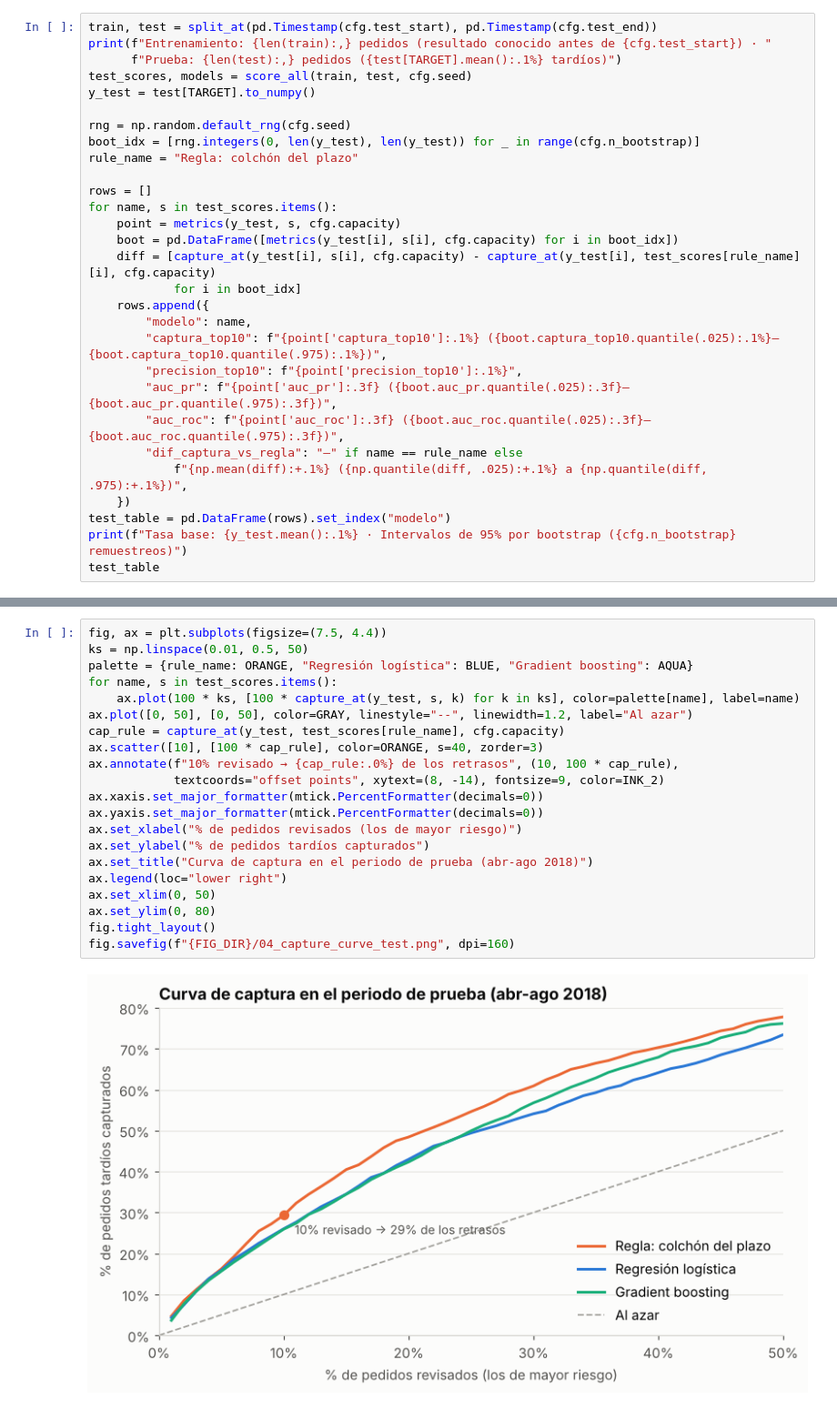
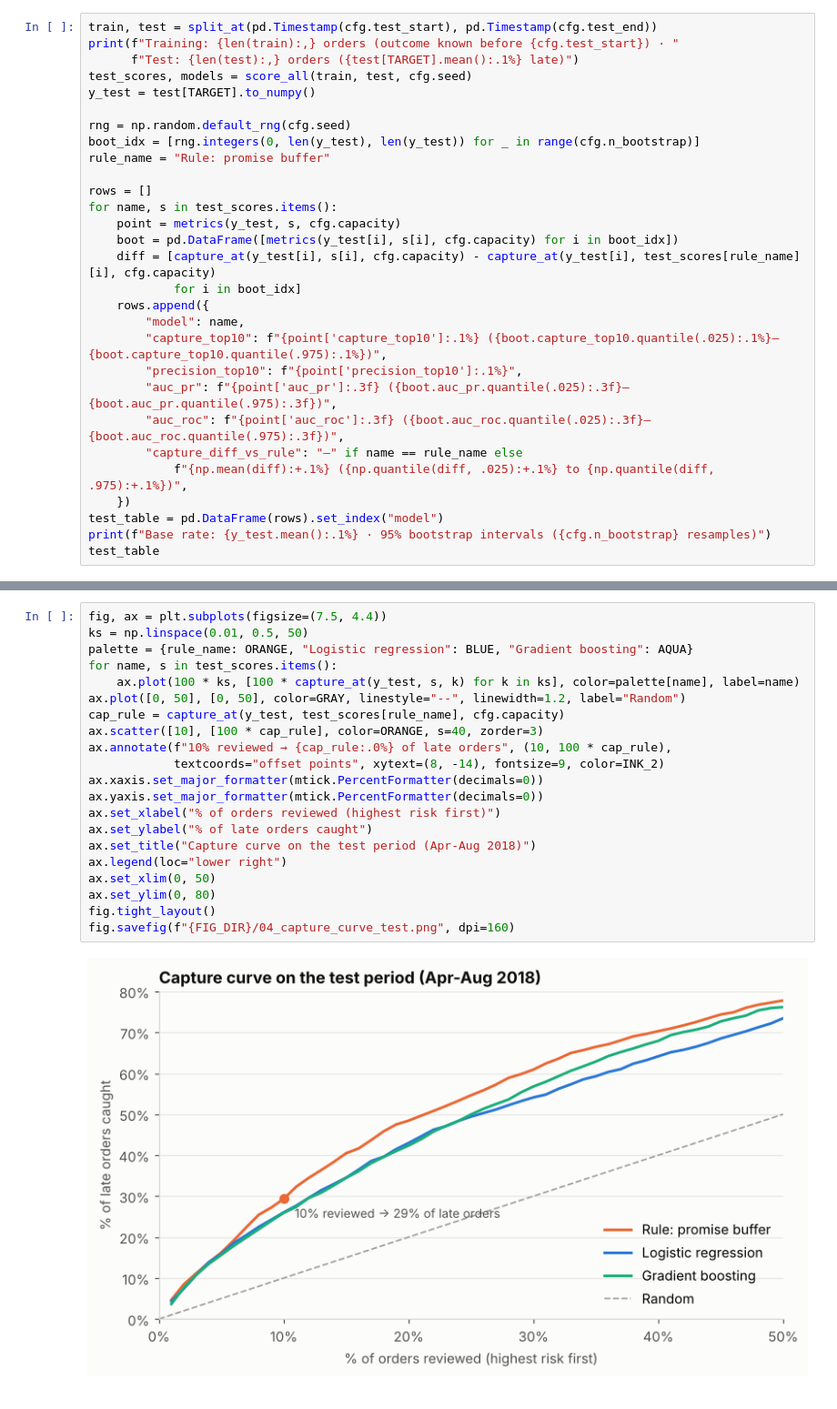
Before and after one commit to cdtorrespi/olist-late-delivery-prediction, a Jupyter notebook: notebooks/03_model.ipynb, the cells around one changed output, grey strips where cells are left out. Shown at 91% size. Drawn from its saved outputs; the diff is of its cells as text.

```diff
--- a/notebooks/03_model.ipynb
+++ b/notebooks/03_model.ipynb
@@ -189,13 +189,13 @@ Siguiendo el protocolo, la regla es la opción seleccionada. Aun así, los tres
 # %%
 train, test = split_at(pd.Timestamp(cfg.test_start), pd.Timestamp(cfg.test_end))
-print(f"Entrenamiento: {len(train):,} pedidos (resultado conocido antes de {cfg.test_start}) · "
-      f"Prueba: {len(test):,} pedidos ({test[TARGET].mean():.1%} tardíos)")
+print(f"Training: {len(train):,} orders (outcome known before {cfg.test_start}) · "
+      f"Test: {len(test):,} orders ({test[TARGET].mean():.1%} late)")
 test_scores, models = score_all(train, test, cfg.seed)
 y_test = test[TARGET].to_numpy()
 
 rng = np.random.default_rng(cfg.seed)
 boot_idx = [rng.integers(0, len(y_test), len(y_test)) for _ in range(cfg.n_bootstrap)]
-rule_name = "Regla: colchón del plazo"
+rule_name = "Rule: promise buffer"
 
 rows = []
 for name, s in test_scores.items():
@@ -204,15 +204,15 @@ for name, s in test_scores.items():
     diff = [capture_at(y_test[i], s[i], cfg.capacity) - capture_at(y_test[i], test_scores[rule_name][i], cfg.capacity)
             for i in boot_idx]
     rows.append({
-        "modelo": name,
-        "captura_top10": f"{point['captura_top10']:.1%} ({boot.captura_top10.quantile(.025):.1%}–{boot.captura_top10.quantile(.975):.1%})",
+        "model": name,
+        "capture_top10": f"{point['capture_top10']:.1%} ({boot.capture_top10.quantile(.025):.1%}–{boot.capture_top10.quantile(.975):.1%})",
         "precision_top10": f"{point['precision_top10']:.1%}",
         "auc_pr": f"{point['auc_pr']:.3f} ({boot.auc_pr.quantile(.025):.3f}–{boot.auc_pr.quantile(.975):.3f})",
         "auc_roc": f"{point['auc_roc']:.3f} ({boot.auc_roc.quantile(.025):.3f}–{boot.auc_roc.quantile(.975):.3f})",
-        "dif_captura_vs_regla": "—" if name == rule_name else
-            f"{np.mean(diff):+.1%} ({np.quantile(diff, .025):+.1%} a {np.quantile(diff, .975):+.1%})",
+        "capture_diff_vs_rule": "—" if name == rule_name else
+            f"{np.mean(diff):+.1%} ({np.quantile(diff, .025):+.1%} to {np.quantile(diff, .975):+.1%})",
     })
-test_table = pd.DataFrame(rows).set_index("modelo")
-print(f"Tasa base: {y_test.mean():.1%} · Intervalos de 95% por bootstrap ({cfg.n_bootstrap} remuestreos)")
+test_table = pd.DataFrame(rows).set_index("model")
+print(f"Base rate: {y_test.mean():.1%} · 95% bootstrap intervals ({cfg.n_bootstrap} resamples)")
 test_table
 # %% [output]
@@ -233,24 +233,24 @@ Tasa base: 5.3% · Intervalos de 95% por bootstrap (1000 remuestreos)
 # %%
 fig, ax = plt.subplots(figsize=(7.5, 4.4))
 ks = np.linspace(0.01, 0.5, 50)
-palette = {rule_name: ORANGE, "Regresión logística": BLUE, "Gradient boosting": AQUA}
+palette = {rule_name: ORANGE, "Logistic regression": BLUE, "Gradient boosting": AQUA}
 for name, s in test_scores.items():
     ax.plot(100 * ks, [100 * capture_at(y_test, s, k) for k in ks], color=palette[name], label=name)
-ax.plot([0, 50], [0, 50], color=GRAY, linestyle="--", linewidth=1.2, label="Al azar")
+ax.plot([0, 50], [0, 50], color=GRAY, linestyle="--", linewidth=1.2, label="Random")
 cap_rule = capture_at(y_test, test_scores[rule_name], cfg.capacity)
 ax.scatter([10], [100 * cap_rule], color=ORANGE, s=40, zorder=3)
-ax.annotate(f"10% revisado → {cap_rule:.0%} de los retrasos", (10, 100 * cap_rule),
+ax.annotate(f"10% reviewed → {cap_rule:.0%} of late orders", (10, 100 * cap_rule),
             textcoords="offset points", xytext=(8, -14), fontsize=9, color=INK_2)
 ax.xaxis.set_major_formatter(mtick.PercentFormatter(decimals=0))
 ax.yaxis.set_major_formatter(mtick.PercentFormatter(decimals=0))
-ax.set_xlabel("% de pedidos revisados (los de mayor riesgo)")
-ax.set_ylabel("% de pedidos tardíos capturados")
-ax.set_title("Curva de captura en el periodo de prueba (abr-ago 2018)")
+ax.set_xlabel("% of orders reviewed (highest risk first)")
+ax.set_ylabel("% of late orders caught")
+ax.set_title("Capture curve on the test period (Apr-Aug 2018)")
 ax.legend(loc="lower right")
 ax.set_xlim(0, 50)
 ax.set_ylim(0, 80)
 fig.tight_layout()
 fig.savefig(f"{FIG_DIR}/04_capture_curve_test.png", dpi=160)
 # %% [output]
-[figure, old version]
+[figure, new version]
 # %% [markdown]
```
Also changed, not shown: parts of 31 cells of this notebook, 54 other files.
